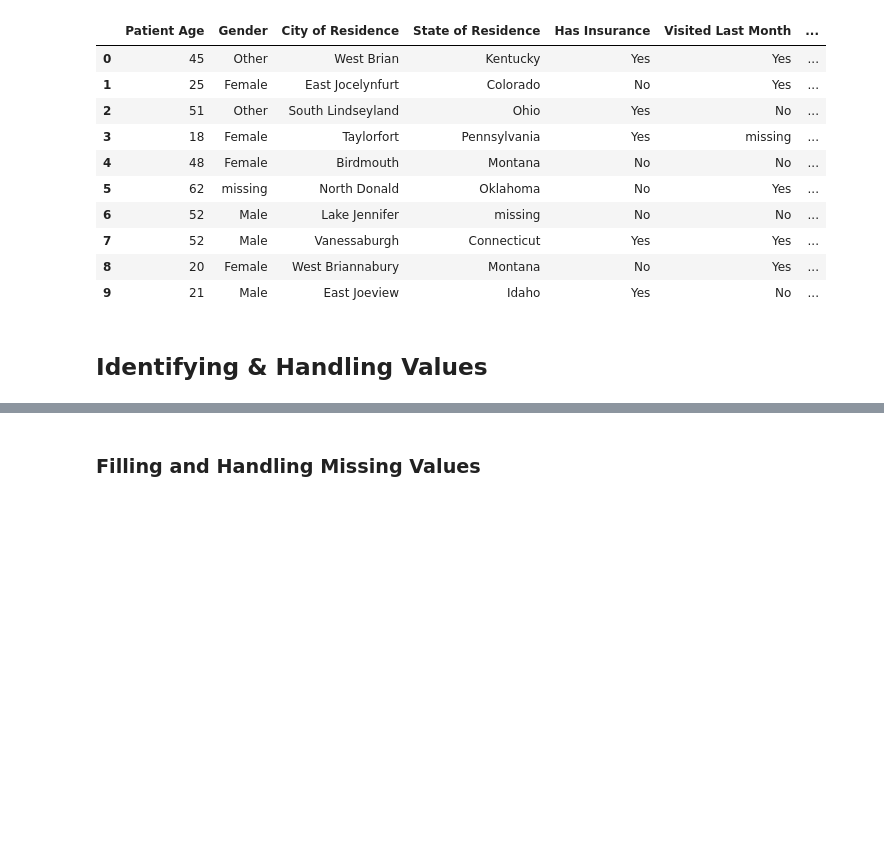
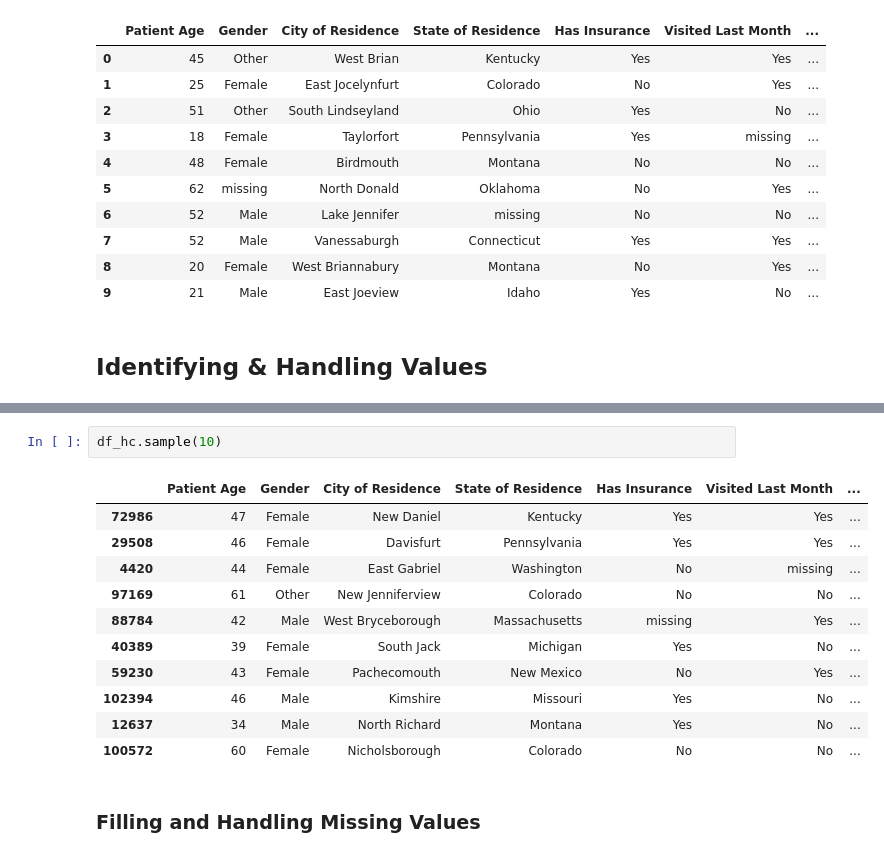
Before and after one commit to angeliki-tzanou/datasci_2_manipulation, a Jupyter notebook: HHA 507- #2 Assignment.ipynb, the cells around one changed output, grey strips where cells are left out. Cells and saved outputs as stored; diff of their text form; blank space fills up the shorter version.

```diff
--- a/HHA 507- #2 Assignment.ipynb
+++ b/HHA 507- #2 Assignment.ipynb
@@ -278,2 +325,16 @@ df_hc.head(10)
+# %%
+df_hc.sample(10)
+# %% [output]
+|  | Patient Age | Gender | City of Residence | State of Residence | Has Insurance | Visited Last Month | ... |
+| 72986 | 47 | Female | New Daniel | Kentucky | Yes | Yes | ... |
+| 29508 | 46 | Female | Davisfurt | Pennsylvania | Yes | Yes | ... |
+| 4420 | 44 | Female | East Gabriel | Washington | No | missing | ... |
+| 97169 | 61 | Other | New Jenniferview | Colorado | No | No | ... |
+| 88784 | 42 | Male | West Bryceborough | Massachusetts | missing | Yes | ... |
+| 40389 | 39 | Female | South Jack | Michigan | Yes | No | ... |
+| 59230 | 43 | Female | Pachecomouth | New Mexico | No | Yes | ... |
+| 102394 | 46 | Male | Kimshire | Missouri | Yes | No | ... |
+| 12637 | 34 | Male | North Richard | Montana | Yes | No | ... |
+| 100572 | 60 | Female | Nicholsborough | Colorado | No | No | ... |
 # %% [markdown]
 ### Filling and Handling Missing Values
```
Also changed, not shown: parts of 8 cells of this notebook.
